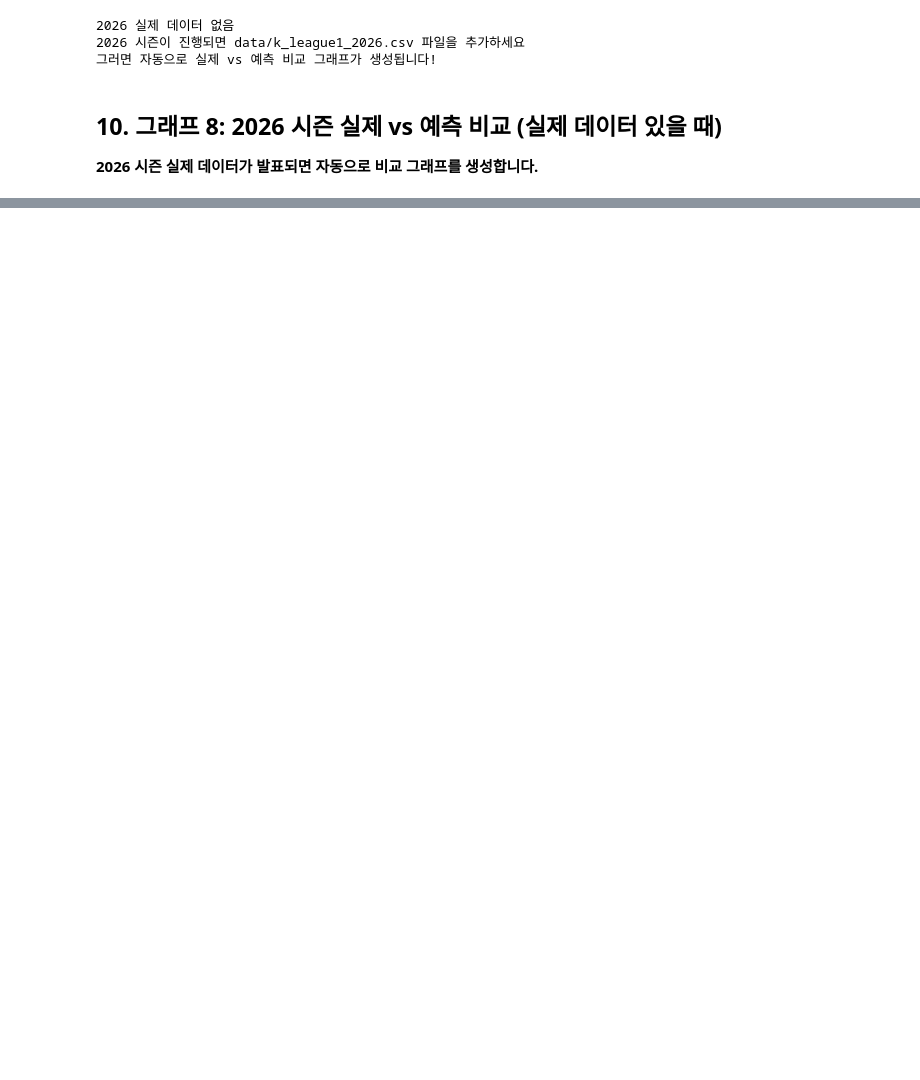
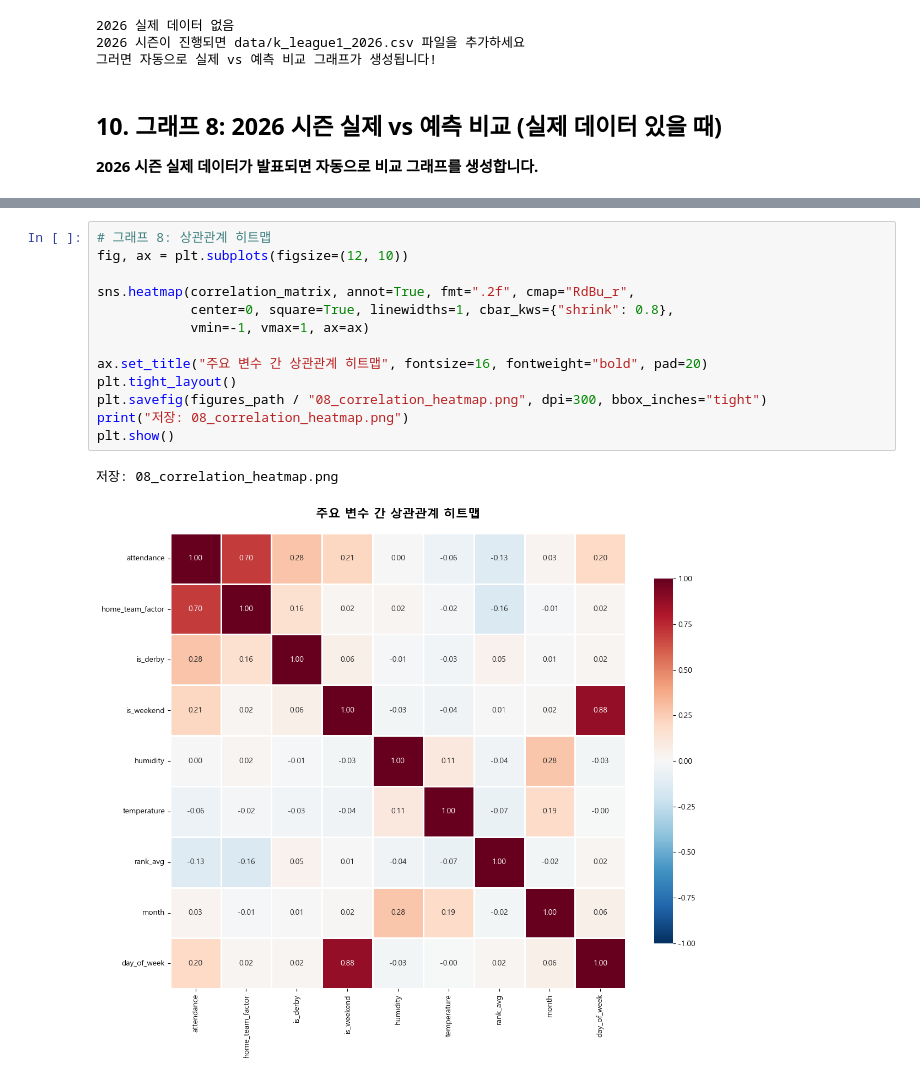
Before and after one commit to namgilwoo999/kleague-attendance-prediction-prophet, a Jupyter notebook: visualization.ipynb, the cells around one changed output, grey strips where cells are left out. Cells and saved outputs as stored; diff of their text form; blank space fills up the shorter version.

```diff
--- a/visualization.ipynb
+++ b/visualization.ipynb
@@ -588,0 +655,16 @@ else:
+# %%
+# 그래프 8: 상관관계 히트맵
+fig, ax = plt.subplots(figsize=(12, 10))
+
+sns.heatmap(correlation_matrix, annot=True, fmt=".2f", cmap="RdBu_r",
+            center=0, square=True, linewidths=1, cbar_kws={"shrink": 0.8},
+            vmin=-1, vmax=1, ax=ax)
+
+ax.set_title("주요 변수 간 상관관계 히트맵", fontsize=16, fontweight="bold", pad=20)
+plt.tight_layout()
+plt.savefig(figures_path / "08_correlation_heatmap.png", dpi=300, bbox_inches="tight")
+print("저장: 08_correlation_heatmap.png")
+plt.show()
+# %% [output]
+저장: 08_correlation_heatmap.png
+[figure, added]
```
Also changed, not shown: parts of 14 cells of this notebook, 18 other files.
